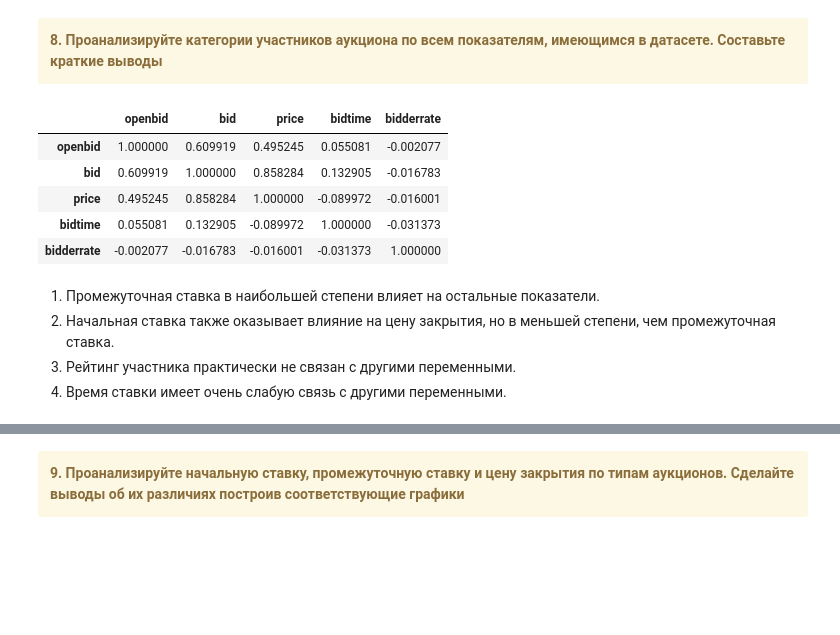
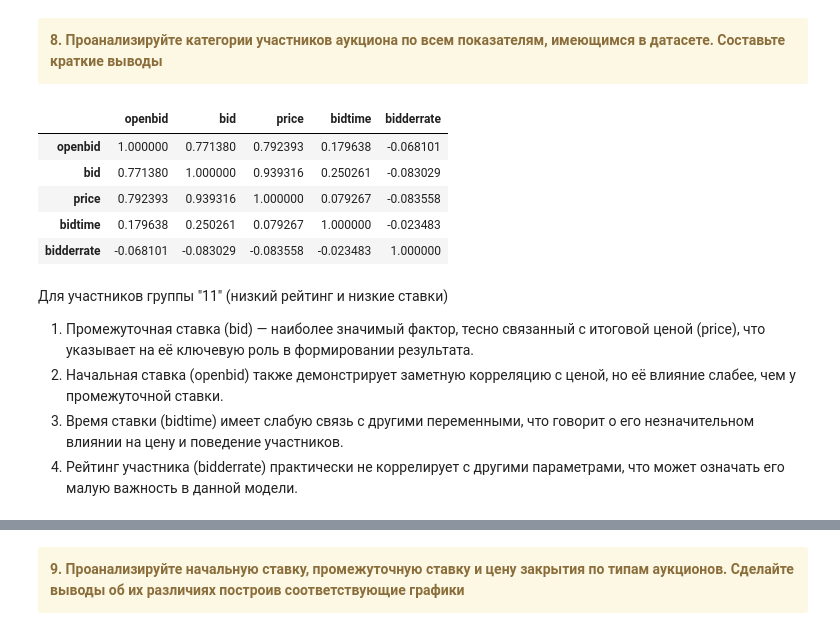
Before and after one commit to bezgrebelnaya/Python_cases_uni, a Jupyter notebook: Анализ данных аукциона.ipynb, the cells around one changed output, grey strips where cells are left out. Saved outputs shown, nothing was run; the diff lists cells and outputs as text; code cells hidden in the pictures; blank space fills up the shorter version.

```diff
--- a/Анализ данных аукциона.ipynb
+++ b/Анализ данных аукциона.ipynb
@@ -285,19 +285,25 @@ first_quantile_bid = df['bid'].quantile(0.25)
 third_quantile_bid = df['bid'].quantile(0.75)
 
 
-def group_apply(row):
-    rating = row['bidderrate']
-    bidd = row['bid']
+def group_apply_rating(rating):
+    if rating >= third_quantile_rate:
+        return '1'
+    elif first_quantile_rate<=rating<third_quantile_rate:
+        return '2'
+    elif rating < first_quantile_rate:
+        return '3'
 
-    if rating >= third_quantile_rate and bidd >= third_quantile_bid:
-        return 1
-    elif first_quantile_rate<=rating<third_quantile_rate  and first_quantile_bid<=bidd<third_quantile_bid:
-        return 2
-    else:
-        return 3
+def group_apply_bid(bidd):
+    if bidd >= third_quantile_bid:
+        return '1'
+    elif first_quantile_bid<=bidd<third_quantile_bid:
+        return '2'
+    elif  bidd < first_quantile_bid:
+        return '3'
 
-
-df['description'] = df[['bidderrate', 'bid']].apply(group_apply, axis=1)
+df['group_based_on_rating'] = df['bidderrate'].apply(group_apply_rating)
+df['group_based_on_bid'] = df['bidderrate'].apply(group_apply_bid)
+df['description'] = df['group_based_on_rating']+df['group_based_on_bid']
 df
 # %% [output]
 |  | auctionid | bid | bidtime | bidder | bidderrate | openbid | price | item | auction_type | ... |
@@ -334,16 +376,17 @@ result.groupby('description').count()
 </b>
 </div>
 # %%
-df[['openbid','bid', 'price', 'bidtime', 'bidderrate']].corr()
+df[df.description == '11'][['openbid','bid', 'price', 'bidtime', 'bidderrate']].corr()
 # %% [output]
 |  | openbid | bid | price | bidtime | bidderrate |
-| openbid | 1.000000 | 0.609919 | 0.495245 | 0.055081 | -0.002077 |
-| bid | 0.609919 | 1.000000 | 0.858284 | 0.132905 | -0.016783 |
-| price | 0.495245 | 0.858284 | 1.000000 | -0.089972 | -0.016001 |
-| bidtime | 0.055081 | 0.132905 | -0.089972 | 1.000000 | -0.031373 |
-| bidderrate | -0.002077 | -0.016783 | -0.016001 | -0.031373 | 1.000000 |
+| openbid | 1.000000 | 0.771380 | 0.792393 | 0.179638 | -0.068101 |
+| bid | 0.771380 | 1.000000 | 0.939316 | 0.250261 | -0.083029 |
+| price | 0.792393 | 0.939316 | 1.000000 | 0.079267 | -0.083558 |
+| bidtime | 0.179638 | 0.250261 | 0.079267 | 1.000000 | -0.023483 |
+| bidderrate | -0.068101 | -0.083029 | -0.083558 | -0.023483 | 1.000000 |
 # %% [markdown]
-1. Промежуточная ставка в наибольшей степени влияет на остальные показатели.
-2. Начальная ставка также оказывает влияние на цену закрытия, но в меньшей степени, чем промежуточная ставка.
-3. Рейтинг участника  практически не связан с другими переменными.
-4. Время ставки имеет очень слабую связь с другими переменными.
+Для участников группы "11" (низкий рейтинг и низкие ставки)
+1) Промежуточная ставка (bid) — наиболее значимый фактор, тесно связанный с итоговой ценой (price), что указывает на её ключевую роль в формировании результата.
+2) Начальная ставка (openbid) также демонстрирует заметную корреляцию с ценой, но её влияние слабее, чем у промежуточной ставки.
+3) Время ставки (bidtime) имеет слабую связь с другими переменными, что говорит о его незначительном влиянии на цену и поведение участников.
+4) Рейтинг участника (bidderrate) практически не коррелирует с другими параметрами, что может означать его малую важность в данной модели.
```
Also changed, not shown: parts of 14 cells of this notebook.
